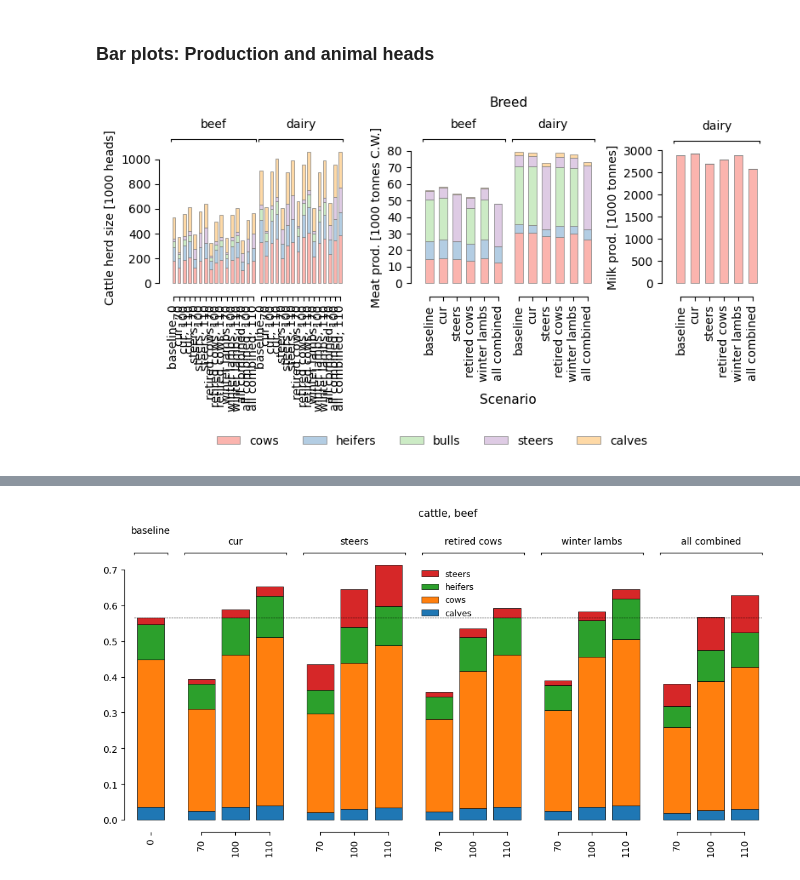
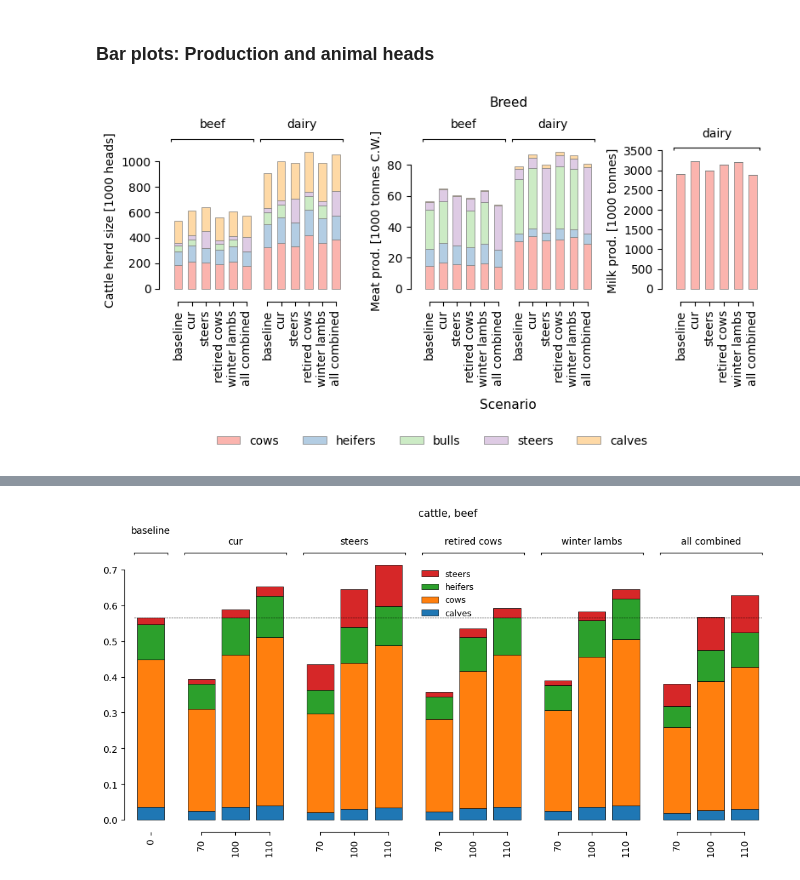
Before and after one commit to karlssonjo/seminatgrass, a Jupyter notebook: CIBUSmod_run.ipynb, the cells around one changed output, grey strips where cells are left out. Cells and saved outputs as stored; diff of their text form; code cells hidden in the pictures.

```diff
--- a/CIBUSmod_run.ipynb
+++ b/CIBUSmod_run.ipynb
@@ -111,7 +108,7 @@ map_style_div = {
 }
 
 # Get final iteration of each scenario
-scn_final = [(scn, '100' if '100' in years else '0') for scn, years in session.scenarios('has output').items()]
+scn_final = [(scn, '110' if '110' in years else '0') for scn, years in session.scenarios('has output').items()]
 
 rename_years = {
     '0' : '',
@@ -245,7 +242,8 @@ fig, axs = plt.subplots(1,3, figsize=(8,4), width_ratios=(1,1,0.5))
 
 plot_data = (
     session.get_attr('A','heads',['species','animal','breed'])
-    .xs('cattle', level='species', axis=1)
+    .loc[scn_final,:]
+    .xs('cattle', level='species', axis=1).droplevel('year')
     .stack()
     .reindex(['cows','heifers','bulls','steers','calves'], level='animal', axis=1)
 )/1000
@@ -259,34 +257,34 @@ cm.plot.bar(
 ax.get_legend().remove()
 
 plot_data = (
     session.get_attr('A','production',['species','animal','animal_prod', 'breed'])
     .loc[scn_final,:]
     .xs('cattle', level='species', axis=1).droplevel('year')
     .stack()
     .reindex(['cows','heifers','bulls','steers','calves'], level='animal', axis=1)
 )/1000000
 
 ax = axs[1]
 cm.plot.bar(
     plot_data.xs('meat', level='animal_prod', axis=1),
     ax=ax, group_levels='breed', sort_xlabels=False, sort_categories=False, **bar_style,
     grouptitle='Breed', xlabel='Scenario', ylabel='Meat prod. [1000 tonnes C.W.]', ylabel_fontsize=10
 )
 ax.get_legend().remove()
 
 ax = axs[2]
 cm.plot.bar(
     plot_data.drop('beef', level='breed').xs('milk', level='animal_prod', axis=1).reindex(plot_data.columns.unique('animal'), axis=1),
     ax=ax, group_levels='breed', sort_xlabels=False, sort_categories=False, **bar_style,
     ylabel='Milk prod. [1000 tonnes]', ylabel_fontsize=10
 )
 ax.get_legend().remove()
 
 fig.legend(*axs[0].get_legend_handles_labels(), loc='upper center', bbox_to_anchor=(0.5,0), ncol=5, frameon=False)
 plt.tight_layout()
 plt.show()
 # %% [output]
-[figure, old version]
+[figure, new version]
 # %%
 plot_data = pd.concat([
     session.get_attr('c','area',{'crop':'land_use'}).loc[:,'semi-natural grasslands'].rename('SNG')/1000000,
```
Also changed, not shown: parts of 18 cells of this notebook, 2 other files.
